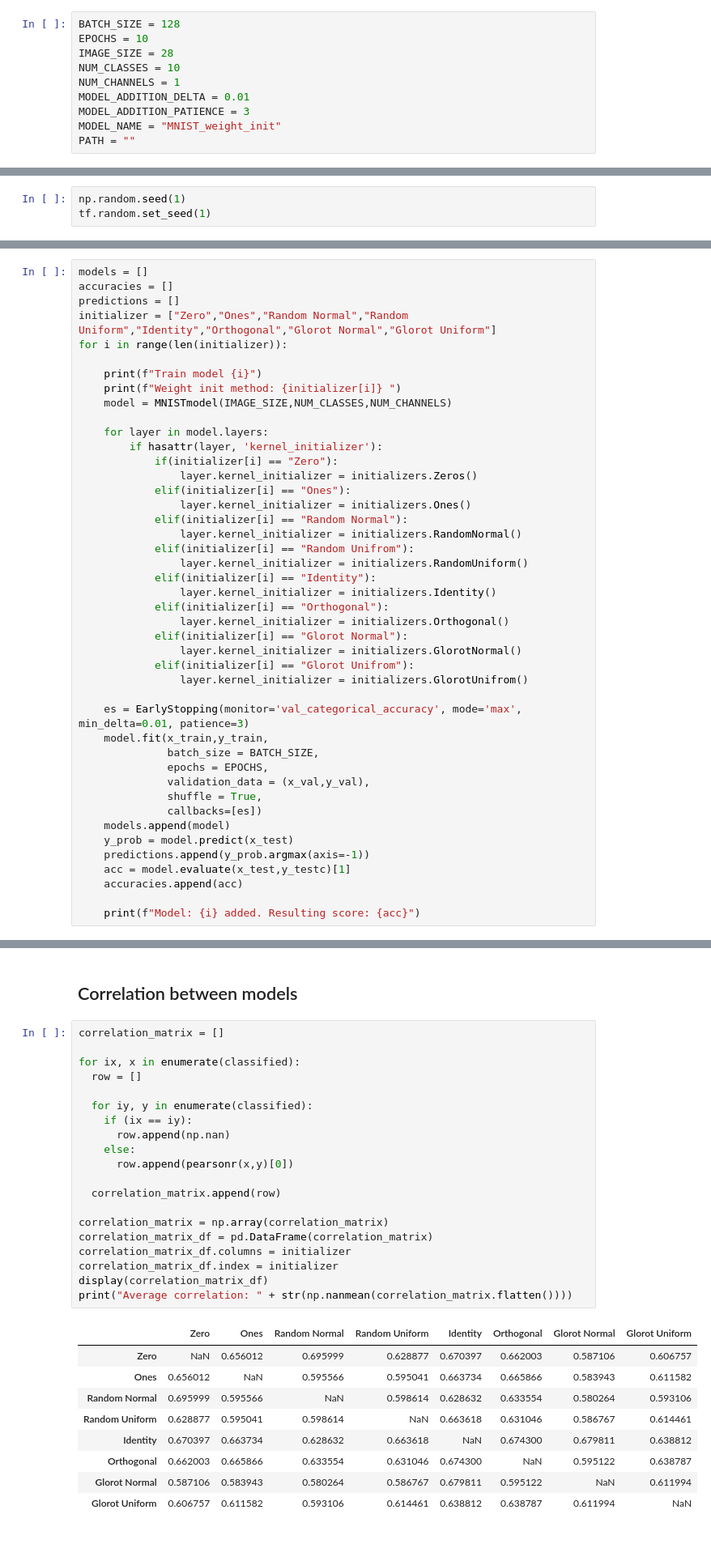
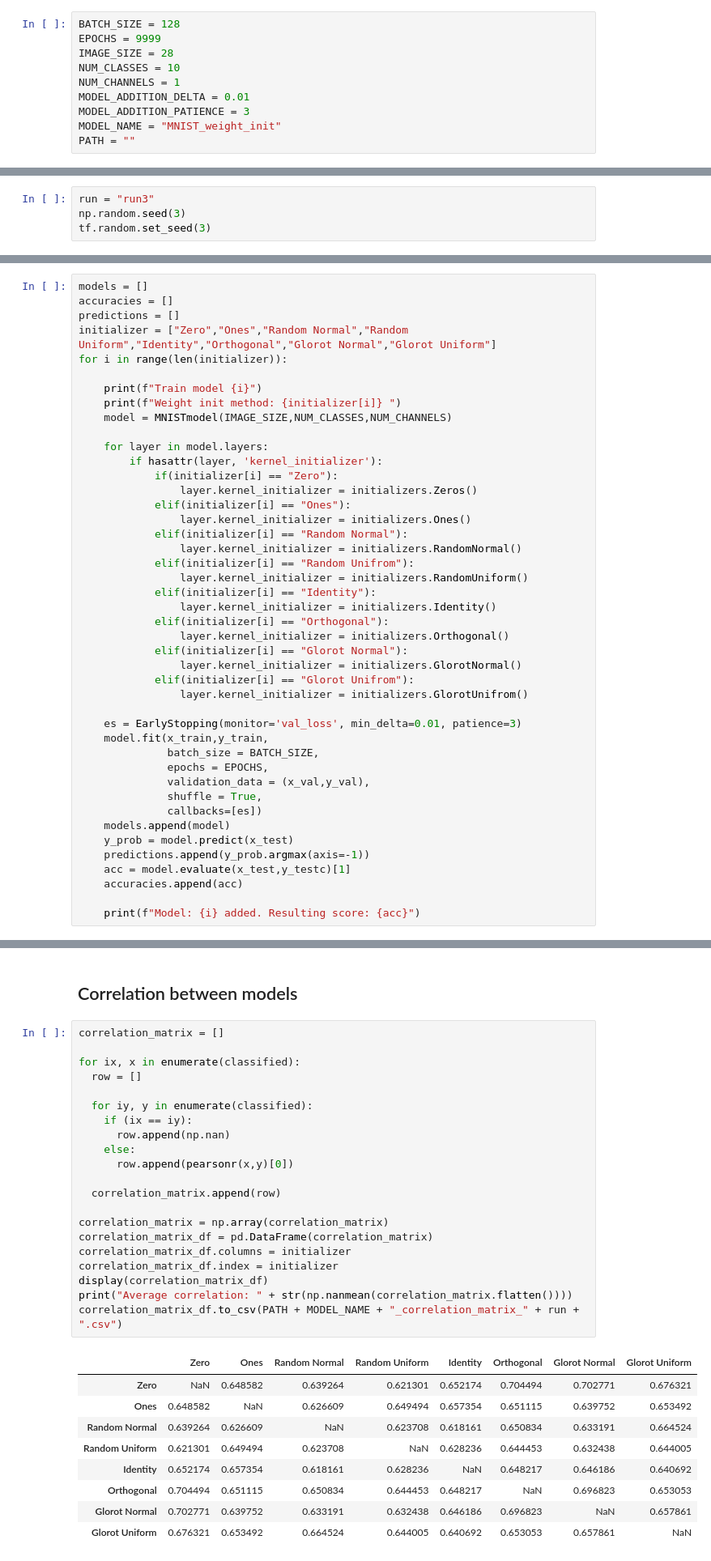
Before and after one commit to SjoerdC/NaturalComputing, a Jupyter notebook: Project/WeightInit/weight_int_MNIST.ipynb, the cells around one changed output, grey strips where cells are left out. Shown: that part at 81% size. Drawn from its saved outputs; the diff is of its cells as text.

```diff
--- a/Project/WeightInit/weight_int_MNIST.ipynb
+++ b/Project/WeightInit/weight_int_MNIST.ipynb
@@ -20,7 +21,7 @@ from tqdm import tqdm
 Using TensorFlow backend.
 # %%
 BATCH_SIZE = 128
-EPOCHS = 10
+EPOCHS = 9999
 IMAGE_SIZE = 28
 NUM_CLASSES = 10
 NUM_CHANNELS = 1
@@ -31,8 +32,9 @@ PATH = ""
 # %% [markdown]
 # Set seeds
 # %%
-np.random.seed(1)
-tf.random.set_seed(1)
+run = "run3"
+np.random.seed(3)
+tf.random.set_seed(3)
 # %% [markdown]
 # Preprocess
 # %%
@@ -117,7 +119,7 @@ for i in range(len(initializer)):
             elif(initializer[i] == "Glorot Unifrom"):
                 layer.kernel_initializer = initializers.GlorotUnifrom()
 
-    es = EarlyStopping(monitor='val_categorical_accuracy', mode='max', min_delta=0.01, patience=3)
+    es = EarlyStopping(monitor='val_loss', min_delta=0.01, patience=3)
     model.fit(x_train,y_train,
               batch_size = BATCH_SIZE,
               epochs = EPOCHS,
@@ -193,30 +189,31 @@ for prediction in tqdm(predictions):
 # %%
 correlation_matrix = []
 
 for ix, x in enumerate(classified):
   row = []
 
   for iy, y in enumerate(classified):
     if (ix == iy):
       row.append(np.nan)
     else:
       row.append(pearsonr(x,y)[0])
 
   correlation_matrix.append(row)
 
 correlation_matrix = np.array(correlation_matrix)
 correlation_matrix_df = pd.DataFrame(correlation_matrix)
 correlation_matrix_df.columns = initializer
 correlation_matrix_df.index = initializer
 display(correlation_matrix_df)
 print("Average correlation: " + str(np.nanmean(correlation_matrix.flatten())))
+correlation_matrix_df.to_csv(PATH + MODEL_NAME + "_correlation_matrix_" + run + ".csv")
 # %% [output]
 |  | Zero | Ones | Random Normal | Random Uniform | Identity | Orthogonal | Glorot Normal | Glorot Uniform |
-| Zero | NaN | 0.656012 | 0.695999 | 0.628877 | 0.670397 | 0.662003 | 0.587106 | 0.606757 |
-| Ones | 0.656012 | NaN | 0.595566 | 0.595041 | 0.663734 | 0.665866 | 0.583943 | 0.611582 |
-| Random Normal | 0.695999 | 0.595566 | NaN | 0.598614 | 0.628632 | 0.633554 | 0.580264 | 0.593106 |
-| Random Uniform | 0.628877 | 0.595041 | 0.598614 | NaN | 0.663618 | 0.631046 | 0.586767 | 0.614461 |
-| Identity | 0.670397 | 0.663734 | 0.628632 | 0.663618 | NaN | 0.674300 | 0.679811 | 0.638812 |
-| Orthogonal | 0.662003 | 0.665866 | 0.633554 | 0.631046 | 0.674300 | NaN | 0.595122 | 0.638787 |
-| Glorot Normal | 0.587106 | 0.583943 | 0.580264 | 0.586767 | 0.679811 | 0.595122 | NaN | 0.611994 |
-| Glorot Uniform | 0.606757 | 0.611582 | 0.593106 | 0.614461 | 0.638812 | 0.638787 | 0.611994 | NaN |
+| Zero | NaN | 0.648582 | 0.639264 | 0.621301 | 0.652174 | 0.704494 | 0.702771 | 0.676321 |
+| Ones | 0.648582 | NaN | 0.626609 | 0.649494 | 0.657354 | 0.651115 | 0.639752 | 0.653492 |
+| Random Normal | 0.639264 | 0.626609 | NaN | 0.623708 | 0.618161 | 0.650834 | 0.633191 | 0.664524 |
+| Random Uniform | 0.621301 | 0.649494 | 0.623708 | NaN | 0.628236 | 0.644453 | 0.632438 | 0.644005 |
+| Identity | 0.652174 | 0.657354 | 0.618161 | 0.628236 | NaN | 0.648217 | 0.646186 | 0.640692 |
+| Orthogonal | 0.704494 | 0.651115 | 0.650834 | 0.644453 | 0.648217 | NaN | 0.696823 | 0.653053 |
+| Glorot Normal | 0.702771 | 0.639752 | 0.633191 | 0.632438 | 0.646186 | 0.696823 | NaN | 0.657861 |
+| Glorot Uniform | 0.676321 | 0.653492 | 0.664524 | 0.644005 | 0.640692 | 0.653053 | 0.657861 | NaN |
```
Also changed, not shown: parts of 9 cells of this notebook, 2 other files.
